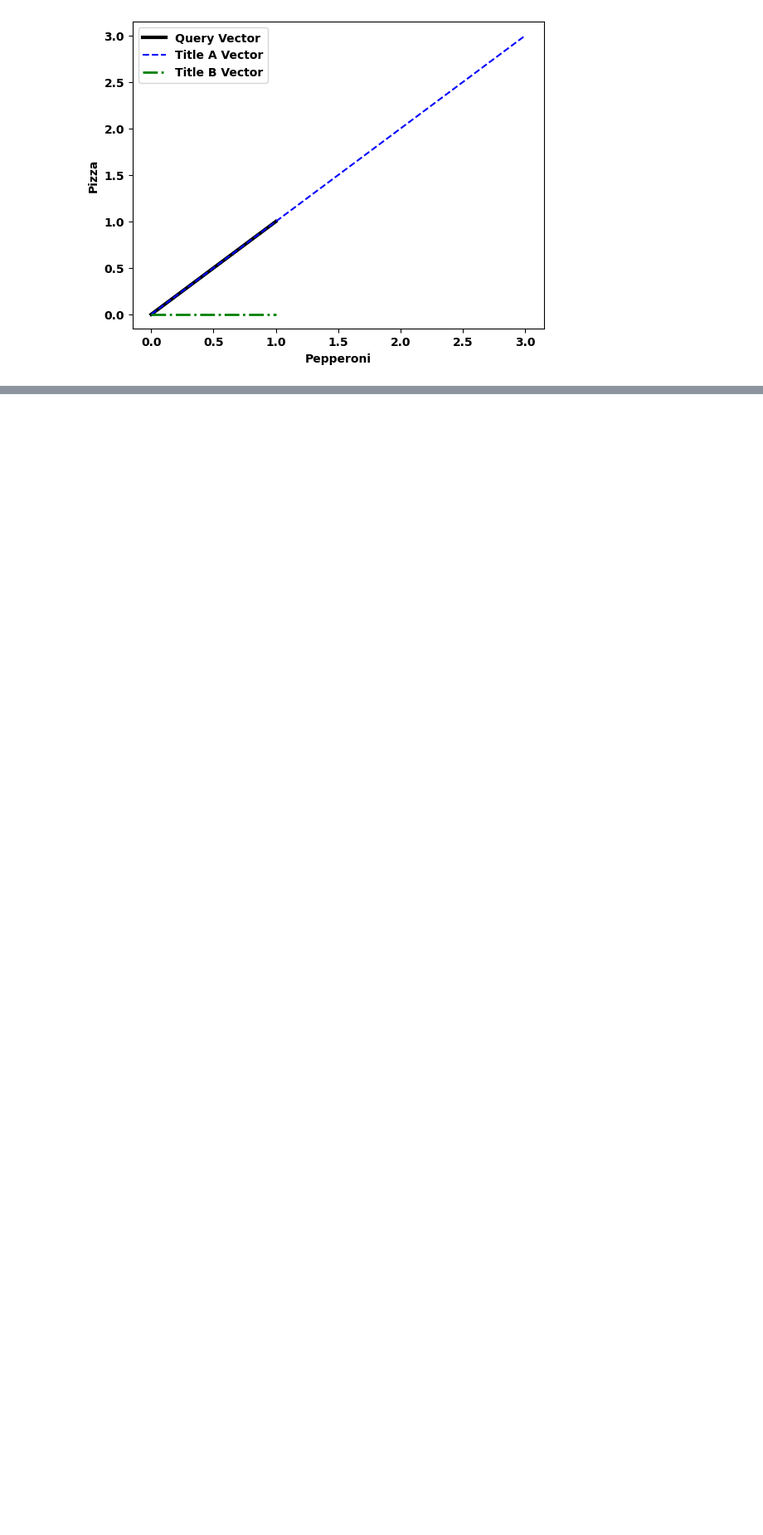
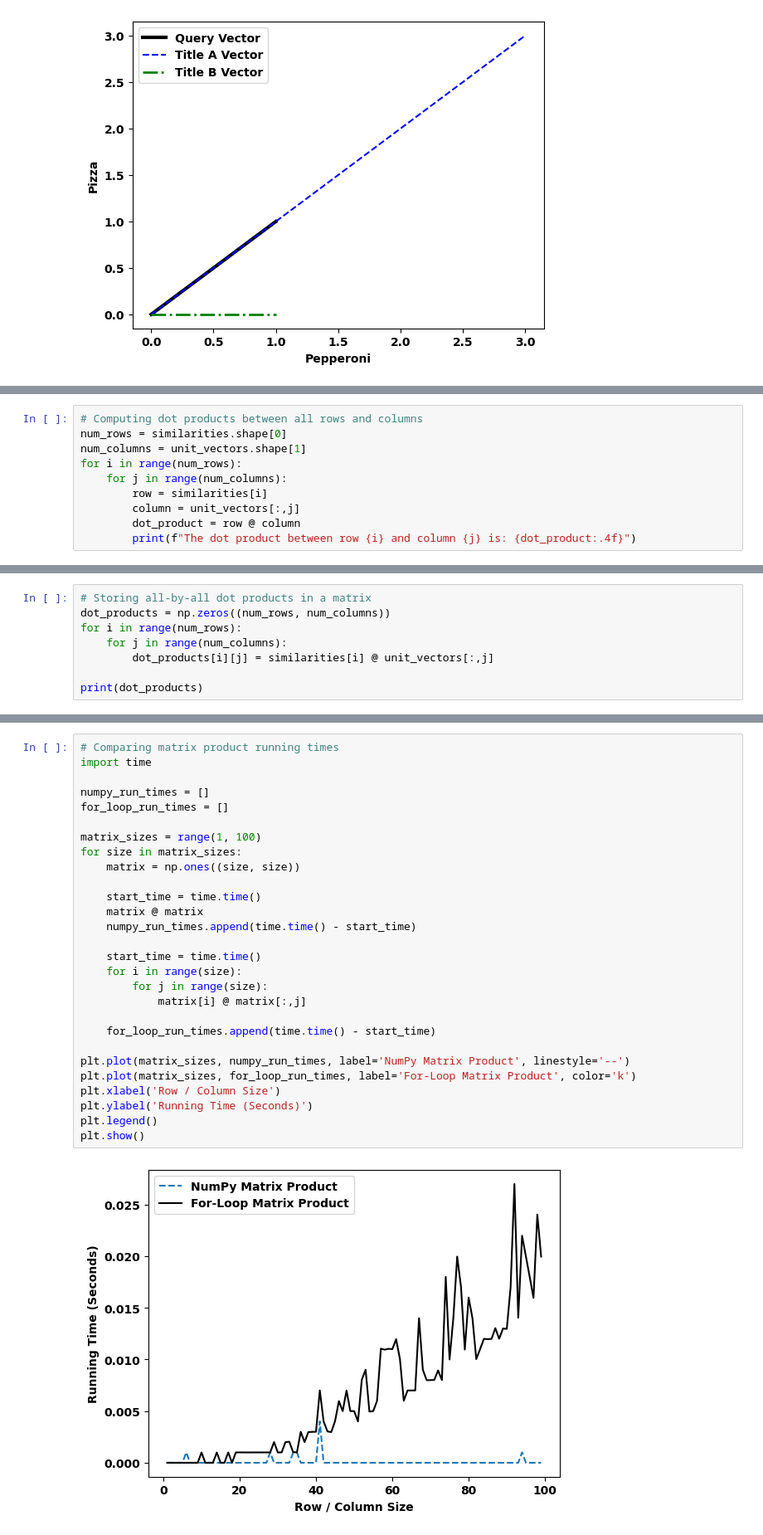
Before and after one commit to IanSinColorado/DataScienceBootcamp, a Jupyter notebook: Chapter13.ipynb, the cells around one changed output, grey strips where cells are left out. Shown: that part at 83% size. Drawn from its saved outputs; the diff is of its cells as text; blank space fills up the shorter version.

```diff
--- a/Chapter13.ipynb
+++ b/Chapter13.ipynb
@@ -314,0 +515,10 @@ plt.show()
+# %%
+# Computing dot products between all rows and columns
+num_rows = similarities.shape[0]
+num_columns = unit_vectors.shape[1]
+for i in range(num_rows):
+    for j in range(num_columns):
+        row = similarities[i]
+        column = unit_vectors[:,j]
+        dot_product = row @ column
+        print(f"The dot product between row {i} and column {j} is: {dot_product:.4f}")
@@ -314,0 +543,8 @@ plt.show()
+# %%
+# Storing all-by-all dot products in a matrix
+dot_products = np.zeros((num_rows, num_columns))
+for i in range(num_rows):
+    for j in range(num_columns):
+        dot_products[i][j] = similarities[i] @ unit_vectors[:,j]
+
+print(dot_products)
@@ -314,0 +577,30 @@ plt.show()
+# %%
+# Comparing matrix product running times
+import time
+
+numpy_run_times = []
+for_loop_run_times = []
+
+matrix_sizes = range(1, 100)
+for size in matrix_sizes:
+    matrix = np.ones((size, size))
+
+    start_time = time.time()
+    matrix @ matrix
+    numpy_run_times.append(time.time() - start_time)
+
+    start_time = time.time()
+    for i in range(size):
+        for j in range(size):
+            matrix[i] @ matrix[:,j]
+
+    for_loop_run_times.append(time.time() - start_time)
+
+plt.plot(matrix_sizes, numpy_run_times, label='NumPy Matrix Product', linestyle='--')
+plt.plot(matrix_sizes, for_loop_run_times, label='For-Loop Matrix Product', color='k')
+plt.xlabel('Row / Column Size')
+plt.ylabel('Running Time (Seconds)')
+plt.legend()
+plt.show()
+# %% [output]
+[figure, added]
```
Also changed, not shown: parts of 34 cells of this notebook.
